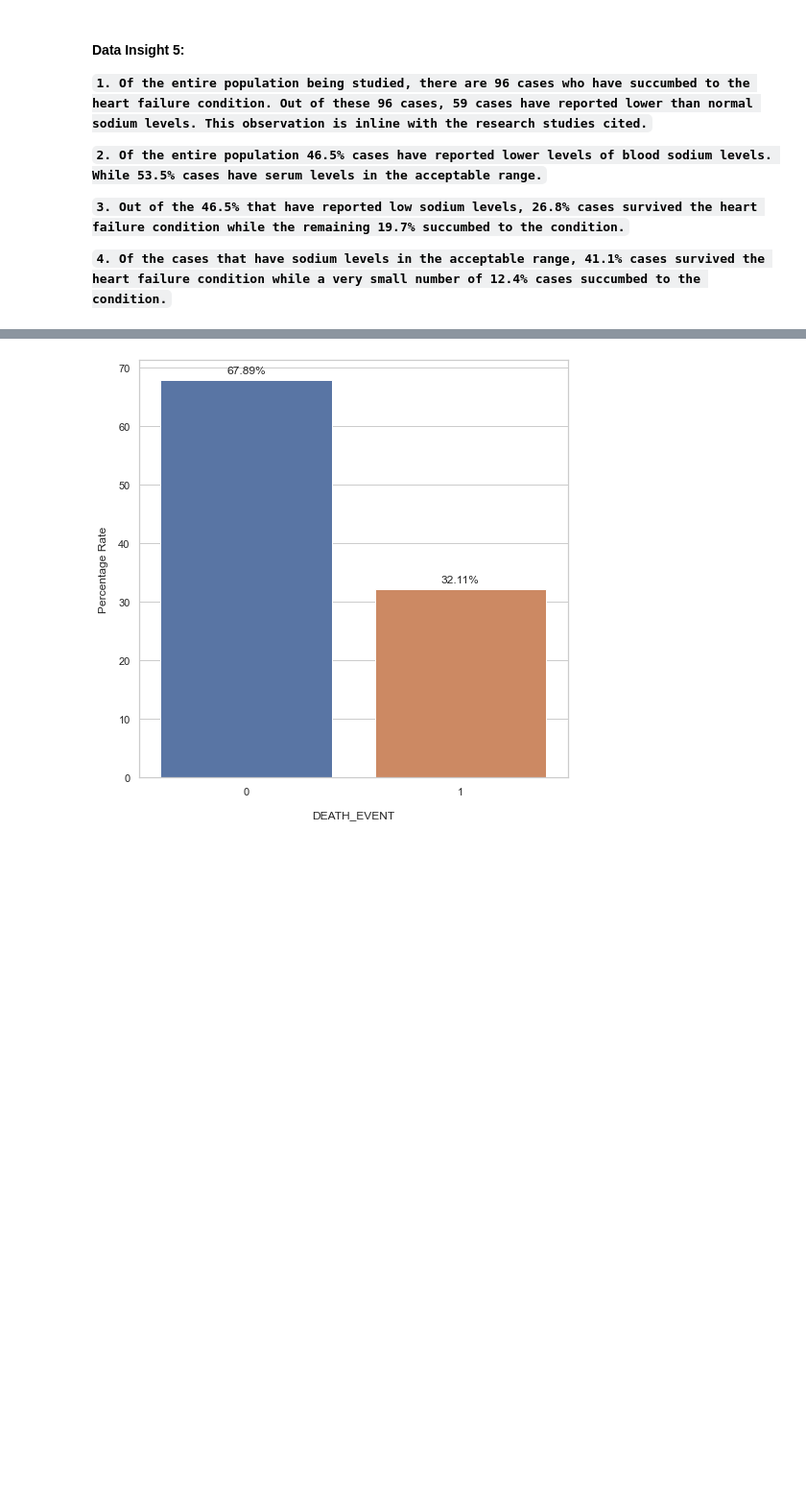
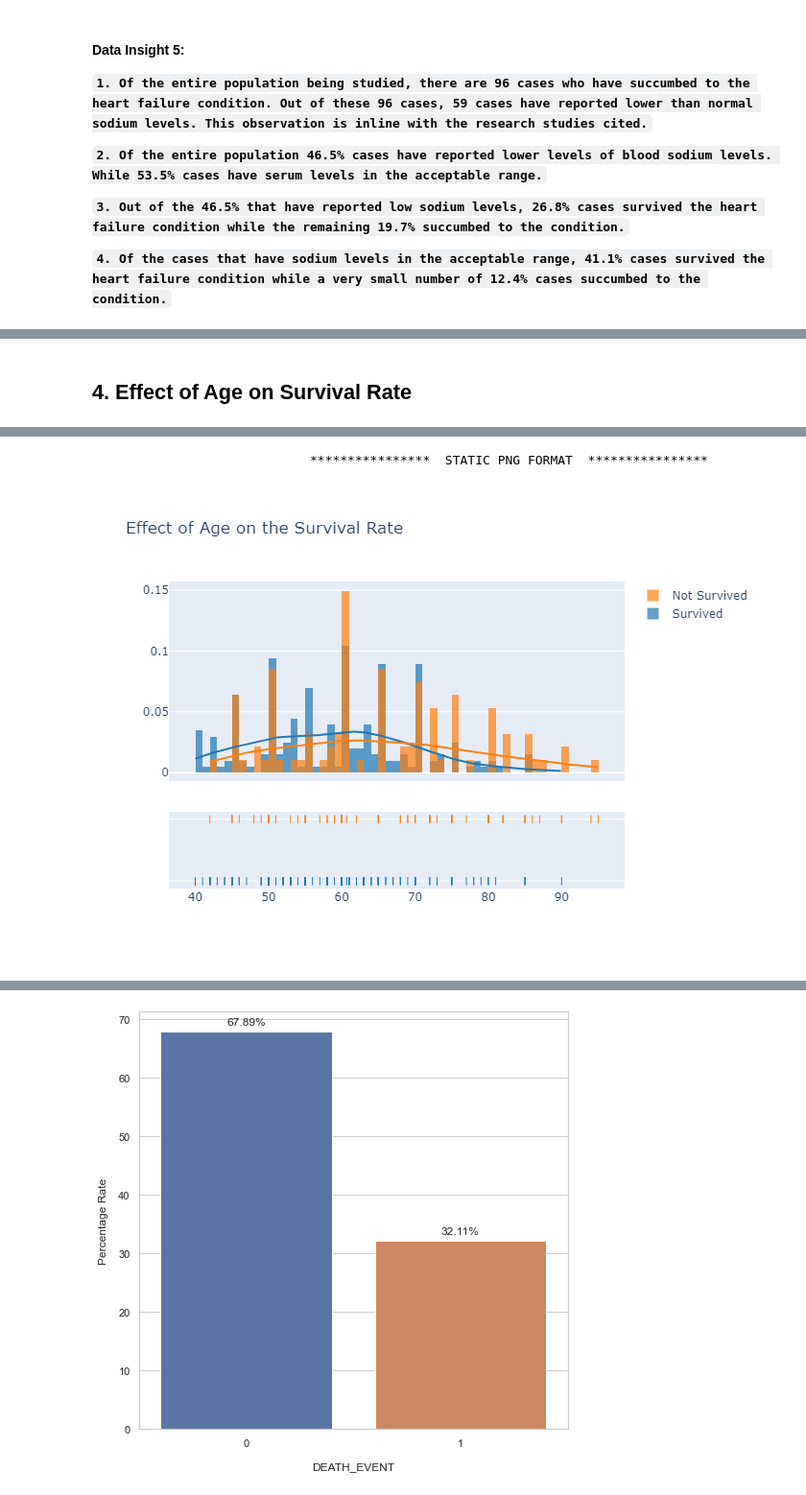
Before and after one commit to khadyothan/ADA, a Jupyter notebook: 3_S20190010040_S20190010129_Project_Code.ipynb, the cells around one changed output, grey strips where cells are left out. Shown at 96% size. Drawn from its saved outputs; the diff is of its cells as text; code cells hidden in the pictures; blank space fills up the shorter version.

```diff
--- a/3_S20190010040_S20190010129_Project_Code.ipynb
+++ b/3_S20190010040_S20190010129_Project_Code.ipynb
@@ -321,0 +393,15 @@ utils.constructDistPlot(hist_data = hist_data,
+# %% [markdown]
+## 4. Effect of Age on Survival Rate
+# %%
+survived = df[df["DEATH_EVENT"] == 0]["age"]
+not_survived = df[df["DEATH_EVENT"] == 1]["age"]
+# %%
+hist_data = [survived, not_survived]
+group_labels = ['Survived', 'Not Survived']
+
+utils.constructDistPlot(hist_data = hist_data,
+                        group_labels = group_labels,
+                        title_text = "Effect of Age on the Survival Rate",
+                        bin_size = [1, 1],
+                        export_to_png = True)
+# %% [output]
@@ -321,0 +409,2 @@ utils.constructDistPlot(hist_data = hist_data,
+                             ****************  STATIC PNG FORMAT  ****************
+[figure, added]
```
Also changed, not shown: parts of 35 cells of this notebook.
